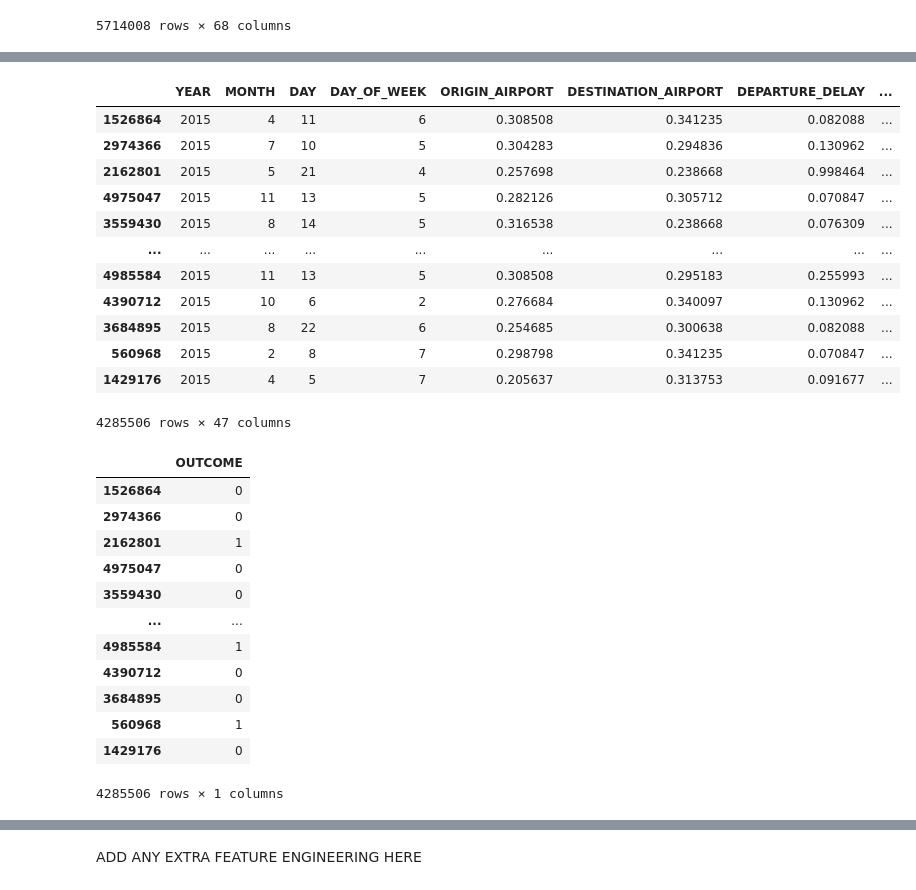
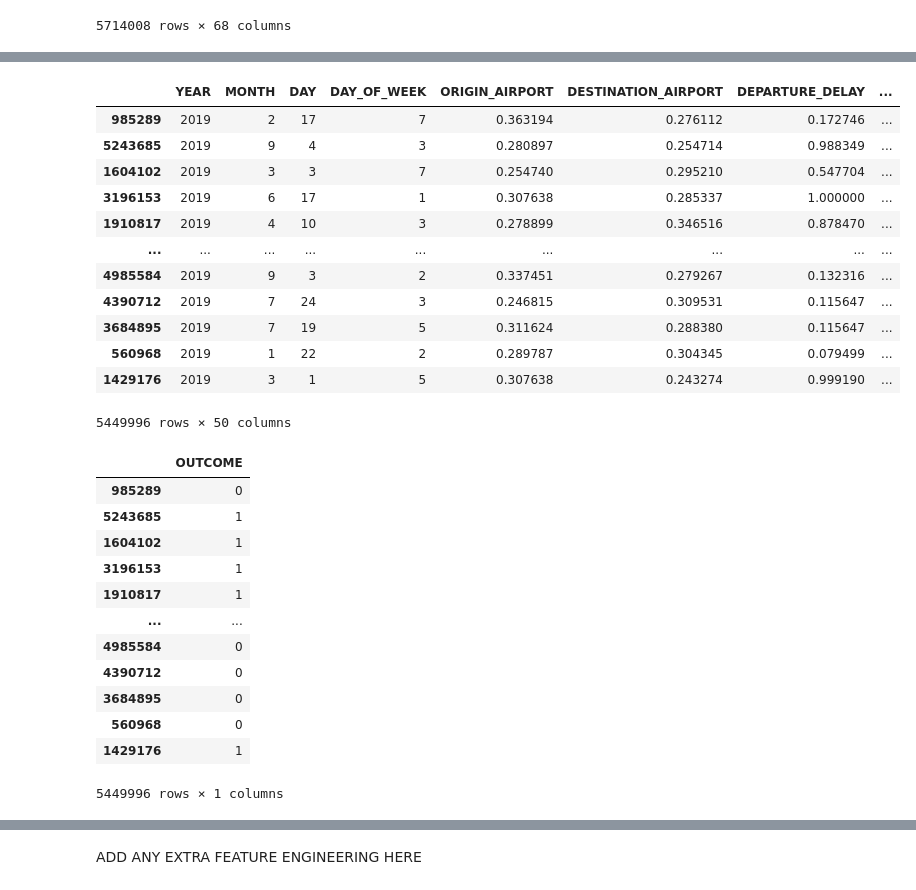
Before and after one commit to bchaithanyasai/PredictLateArrivalsPaper, a Jupyter notebook: Data_Preprocessing_and_Feature_Engineering_2019.ipynb, the cells around one changed output, grey strips where cells are left out. Saved outputs shown, nothing was run; the diff lists cells and outputs as text; code cells hidden in the pictures.

```diff
--- a/Data_Preprocessing_and_Feature_Engineering_2019.ipynb
+++ b/Data_Preprocessing_and_Feature_Engineering_2019.ipynb
@@ -13,7 +17,7 @@ X_columns=['YEAR','MONTH','DAY','DAY_OF_WEEK', 'AIRLINE', 'ORIGIN_AIRPORT', 'DES
 # %%
 import pandas as pd
 
-data=pd.read_csv('/content/drive/My Drive/Handled_data.csv')
+data=pd.read_csv('/content/drive/My Drive/Handled_data_2019.csv')
 # %%
 data = data.assign(OUTCOME=(data['ARRIVAL_DELAY'] > 4).astype(int))
 data
@@ -535,40 +539,40 @@ data
 # %%
-cols=['YEAR','MONTH','DAY','DAY_OF_WEEK','ORIGIN_AIRPORT','DESTINATION_AIRPORT','DEPARTURE_DELAY','TAXI_OUT','SCHEDULED_TIME','DISTANCE','AIR_TIME','DIVERTED','AIR_SYSTEM_DELAY','SECURITY_DELAY','AIRLINE_DELAY','LATE_AIRCRAFT_DELAY','WEATHER_DELAY','AIRLINE_ORIGIN_AIRPORT','AIRLINE_DESTINATION_AIRPORT','ORIGIN_AIRPORT_DESTINATION_AIRPORT','AA','AS','B6','DL','EV','F9','HA','MQ','NK','OO','UA','US','VX','WN','DEPARTURE_TIME_HOUR','SCHEDULED_DEPARTURE_HOUR','SCHEDULED_ARRIVAL_HOUR','DEPARTURE_TIME_MINUTE','SCHEDULED_DEPARTURE_MINUTE','SCHEDULED_ARRIVAL_MINUTE','WHEELS_OFF_HOUR','WHEELS_OFF_MINUTE','AIR_SYSTEM_DELAY_is_missing','SECURITY_DELAY_is_missing','AIRLINE_DELAY_is_missing','LATE_AIRCRAFT_DELAY_is_missing','WEATHER_DELAY_is_missing']
+cols=['YEAR','MONTH','DAY','DAY_OF_WEEK','ORIGIN_AIRPORT','DESTINATION_AIRPORT','DEPARTURE_DELAY','TAXI_OUT','SCHEDULED_TIME','DISTANCE','AIR_TIME','DIVERTED','AIR_SYSTEM_DELAY','SECURITY_DELAY','AIRLINE_DELAY','LATE_AIRCRAFT_DELAY','WEATHER_DELAY','AIRLINE_ORIGIN_AIRPORT','AIRLINE_DESTINATION_AIRPORT','ORIGIN_AIRPORT_DESTINATION_AIRPORT','9E','AA','AS','B6','DL','EV','F9','G4','HA','MQ','NK','OH','OO','UA','WN','YV','YX','DEPARTURE_TIME_HOUR','SCHEDULED_DEPARTURE_HOUR','SCHEDULED_ARRIVAL_HOUR','DEPARTURE_TIME_MINUTE','SCHEDULED_DEPARTURE_MINUTE','SCHEDULED_ARRIVAL_MINUTE','WHEELS_OFF_HOUR','WHEELS_OFF_MINUTE','AIR_SYSTEM_DELAY_is_missing','SECURITY_DELAY_is_missing','AIRLINE_DELAY_is_missing','LATE_AIRCRAFT_DELAY_is_missing','WEATHER_DELAY_is_missing']
 Y_train=data['OUTCOME']
 data=data[cols]
 data
 # %% [output]
 |  | YEAR | MONTH | DAY | DAY_OF_WEEK | ORIGIN_AIRPORT | DESTINATION_AIRPORT | DEPARTURE_DELAY | ... |
-| 1526864 | 2015 | 4 | 11 | 6 | 0.308508 | 0.341235 | 0.082088 | ... |
-| 2974366 | 2015 | 7 | 10 | 5 | 0.304283 | 0.294836 | 0.130962 | ... |
-| 2162801 | 2015 | 5 | 21 | 4 | 0.257698 | 0.238668 | 0.998464 | ... |
-| 4975047 | 2015 | 11 | 13 | 5 | 0.282126 | 0.305712 | 0.070847 | ... |
-| 3559430 | 2015 | 8 | 14 | 5 | 0.316538 | 0.238668 | 0.076309 | ... |
+| 985289 | 2019 | 2 | 17 | 7 | 0.363194 | 0.276112 | 0.172746 | ... |
+| 5243685 | 2019 | 9 | 4 | 3 | 0.280897 | 0.254714 | 0.988349 | ... |
+| 1604102 | 2019 | 3 | 3 | 7 | 0.254740 | 0.295210 | 0.547704 | ... |
+| 3196153 | 2019 | 6 | 17 | 1 | 0.307638 | 0.285337 | 1.000000 | ... |
+| 1910817 | 2019 | 4 | 10 | 3 | 0.278899 | 0.346516 | 0.878470 | ... |
 | ... | ... | ... | ... | ... | ... | ... | ... | ... |
-| 4985584 | 2015 | 11 | 13 | 5 | 0.308508 | 0.295183 | 0.255993 | ... |
-| 4390712 | 2015 | 10 | 6 | 2 | 0.276684 | 0.340097 | 0.130962 | ... |
-| 3684895 | 2015 | 8 | 22 | 6 | 0.254685 | 0.300638 | 0.082088 | ... |
-| 560968 | 2015 | 2 | 8 | 7 | 0.298798 | 0.341235 | 0.070847 | ... |
-| 1429176 | 2015 | 4 | 5 | 7 | 0.205637 | 0.313753 | 0.091677 | ... |
+| 4985584 | 2019 | 9 | 3 | 2 | 0.337451 | 0.279267 | 0.132316 | ... |
+| 4390712 | 2019 | 7 | 24 | 3 | 0.246815 | 0.309531 | 0.115647 | ... |
+| 3684895 | 2019 | 7 | 19 | 5 | 0.311624 | 0.288380 | 0.115647 | ... |
+| 560968 | 2019 | 1 | 22 | 2 | 0.289787 | 0.304345 | 0.079499 | ... |
+| 1429176 | 2019 | 3 | 1 | 5 | 0.307638 | 0.243274 | 0.999190 | ... |
-4285506 rows × 47 columns
+5449996 rows × 50 columns
 # %%
 df=pd.DataFrame(Y_train)
 Y_train=df
 Y_train
 # %% [output]
 |  | OUTCOME |
-| 1526864 | 0 |
-| 2974366 | 0 |
-| 2162801 | 1 |
-| 4975047 | 0 |
-| 3559430 | 0 |
+| 985289 | 0 |
+| 5243685 | 1 |
+| 1604102 | 1 |
+| 3196153 | 1 |
+| 1910817 | 1 |
 | ... | ... |
-| 4985584 | 1 |
+| 4985584 | 0 |
 | 4390712 | 0 |
 | 3684895 | 0 |
-| 560968 | 1 |
-| 1429176 | 0 |
+| 560968 | 0 |
+| 1429176 | 1 |
-4285506 rows × 1 columns
+5449996 rows × 1 columns
 # %%
 from imblearn.over_sampling import SMOTE
 
```
Also changed, not shown: parts of 38 cells of this notebook.
